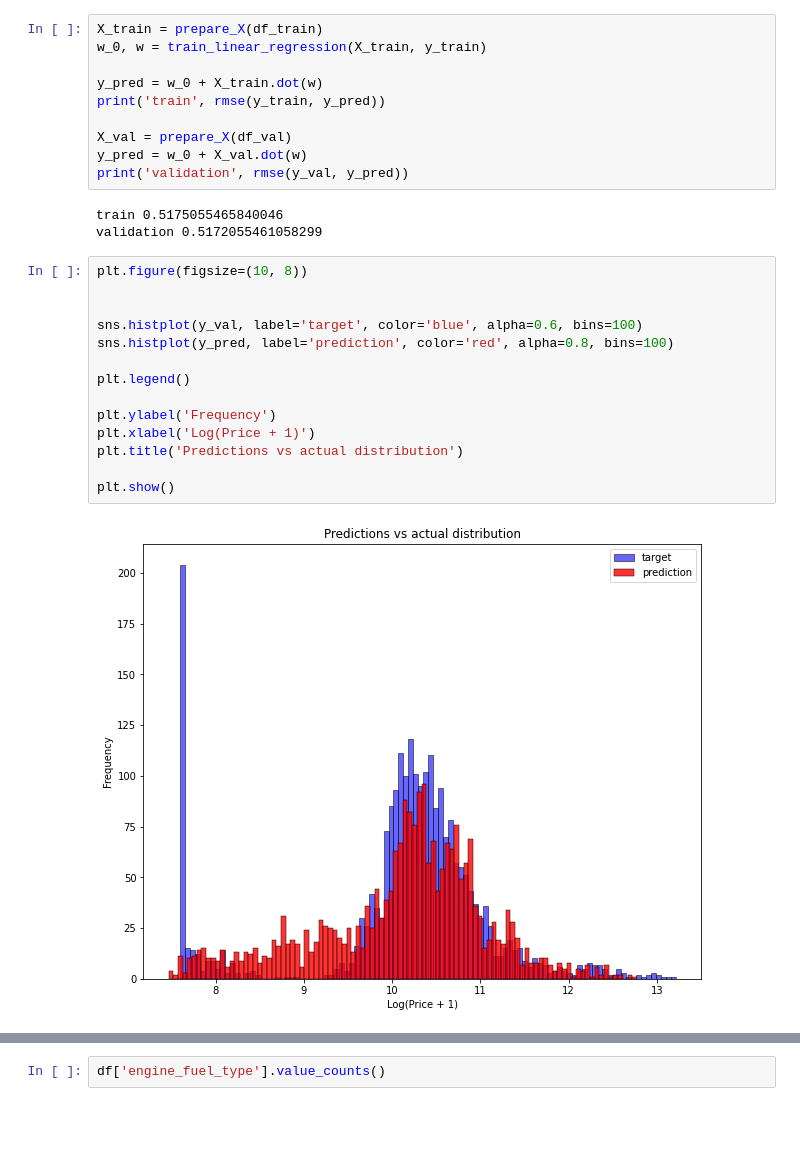
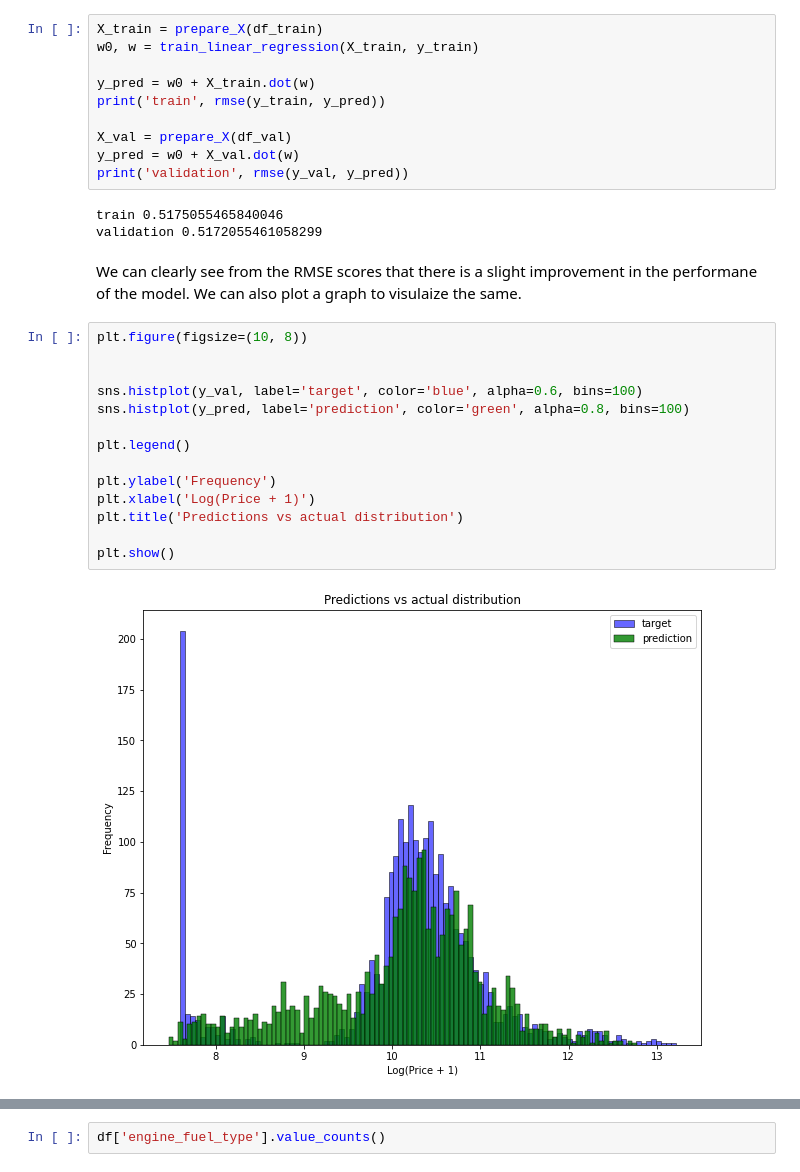
Before and after one commit to ugoswami11/ml-course-bootcamp, a Jupyter notebook: notebooks/car-price.ipynb, the cells around one changed output, grey strips where cells are left out. Drawn from its saved outputs; the diff is of its cells as text; blank space fills up the shorter version.

Commit message:
car-price-pred-details-added

```diff
--- a/notebooks/car-price.ipynb
+++ b/notebooks/car-price.ipynb
@@ -200,30 +253,32 @@ def prepare_X(df):
     return X
 # %%
 X_train = prepare_X(df_train)
-w_0, w = train_linear_regression(X_train, y_train)
+w0, w = train_linear_regression(X_train, y_train)
 
-y_pred = w_0 + X_train.dot(w)
+y_pred = w0 + X_train.dot(w)
 print('train', rmse(y_train, y_pred))
 
 X_val = prepare_X(df_val)
-y_pred = w_0 + X_val.dot(w)
+y_pred = w0 + X_val.dot(w)
 print('validation', rmse(y_val, y_pred))
 # %% [output]
 train 0.5175055465840046
 validation 0.5172055461058299
+# %% [markdown]
+We can clearly see from the RMSE scores that there is a slight improvement in the performane of the model. We can also plot a graph to visulaize the same.
 # %%
 plt.figure(figsize=(10, 8))
 
 
 sns.histplot(y_val, label='target', color='blue', alpha=0.6, bins=100)
-sns.histplot(y_pred, label='prediction', color='red', alpha=0.8, bins=100)
+sns.histplot(y_pred, label='prediction', color='green', alpha=0.8, bins=100)
 
 plt.legend()
 
 plt.ylabel('Frequency')
 plt.xlabel('Log(Price + 1)')
 plt.title('Predictions vs actual distribution')
 
 plt.show()
 # %% [output]
-[figure, old version]
+[figure, new version]
```
Also changed, not shown: parts of 55 cells of this notebook.
